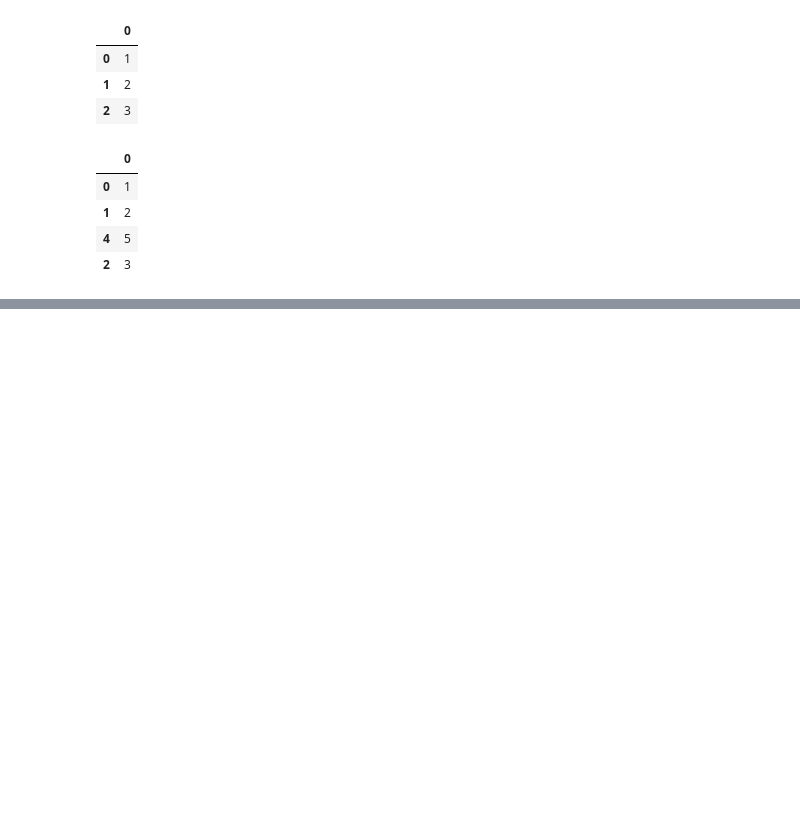
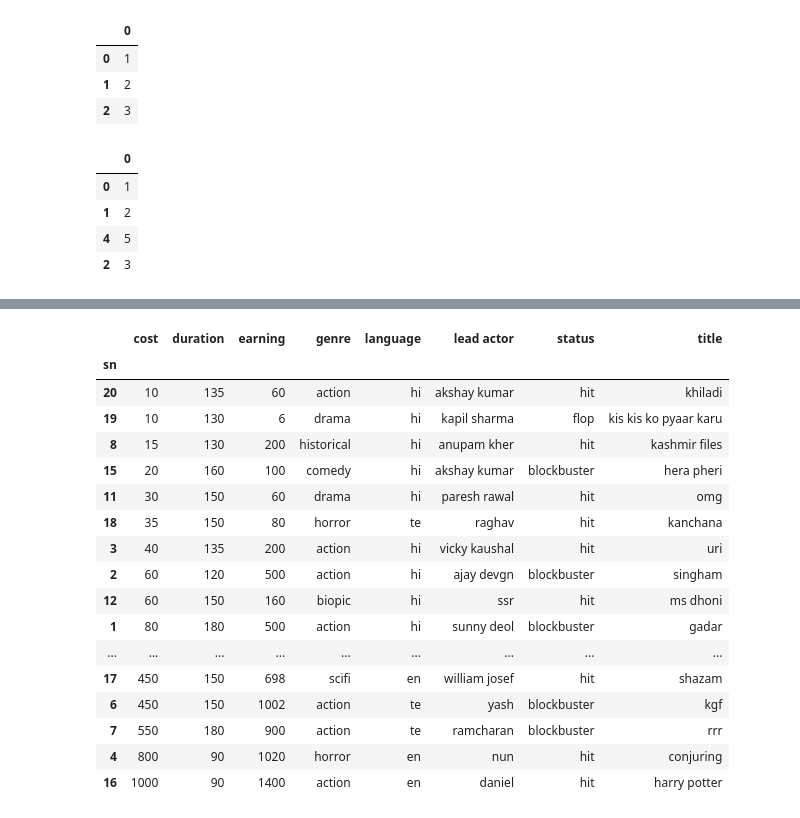
Before and after one commit to RITISAHU/ITS-2, a Jupyter notebook: day-20.ipynb, the cells around one changed output, grey strips where cells are left out. Saved outputs shown, nothing was run; the diff lists cells and outputs as text; code cells hidden in the pictures; blank space fills up the shorter version.

```diff
--- a/day-20.ipynb
+++ b/day-20.ipynb
@@ -331,0 +498,21 @@ df.sample(4)
+# %%
+movie_cost.sort_index(axis=1)
+# %% [output]
+|  | cost | duration | earning | genre | language | lead actor | status | title |
+| sn |  |  |  |  |  |  |  |  |
+| 20 | 10 | 135 | 60 | action | hi | akshay kumar | hit | khiladi |
+| 19 | 10 | 130 | 6 | drama | hi | kapil sharma | flop | kis kis ko pyaar karu |
+| 8 | 15 | 130 | 200 | historical | hi | anupam kher | hit | kashmir files |
+| 15 | 20 | 160 | 100 | comedy | hi | akshay kumar | blockbuster | hera pheri |
+| 11 | 30 | 150 | 60 | drama | hi | paresh rawal | hit | omg |
+| 18 | 35 | 150 | 80 | horror | te | raghav | hit | kanchana |
+| 3 | 40 | 135 | 200 | action | hi | vicky kaushal | hit | uri |
+| 2 | 60 | 120 | 500 | action | hi | ajay devgn | blockbuster | singham |
+| 12 | 60 | 150 | 160 | biopic | hi | ssr | hit | ms dhoni |
+| 1 | 80 | 180 | 500 | action | hi | sunny deol | blockbuster | gadar |
+| ... | ... | ... | ... | ... | ... | ... | ... | ... |
+| 17 | 450 | 150 | 698 | scifi | en | william josef | hit | shazam |
+| 6 | 450 | 150 | 1002 | action | te | yash | blockbuster | kgf |
+| 7 | 550 | 180 | 900 | action | te | ramcharan | blockbuster | rrr |
+| 4 | 800 | 90 | 1020 | horror | en | nun | hit | conjuring |
+| 16 | 1000 | 90 | 1400 | action | en | daniel | hit | harry potter |
```
Also changed, not shown: parts of 50 cells of this notebook.
